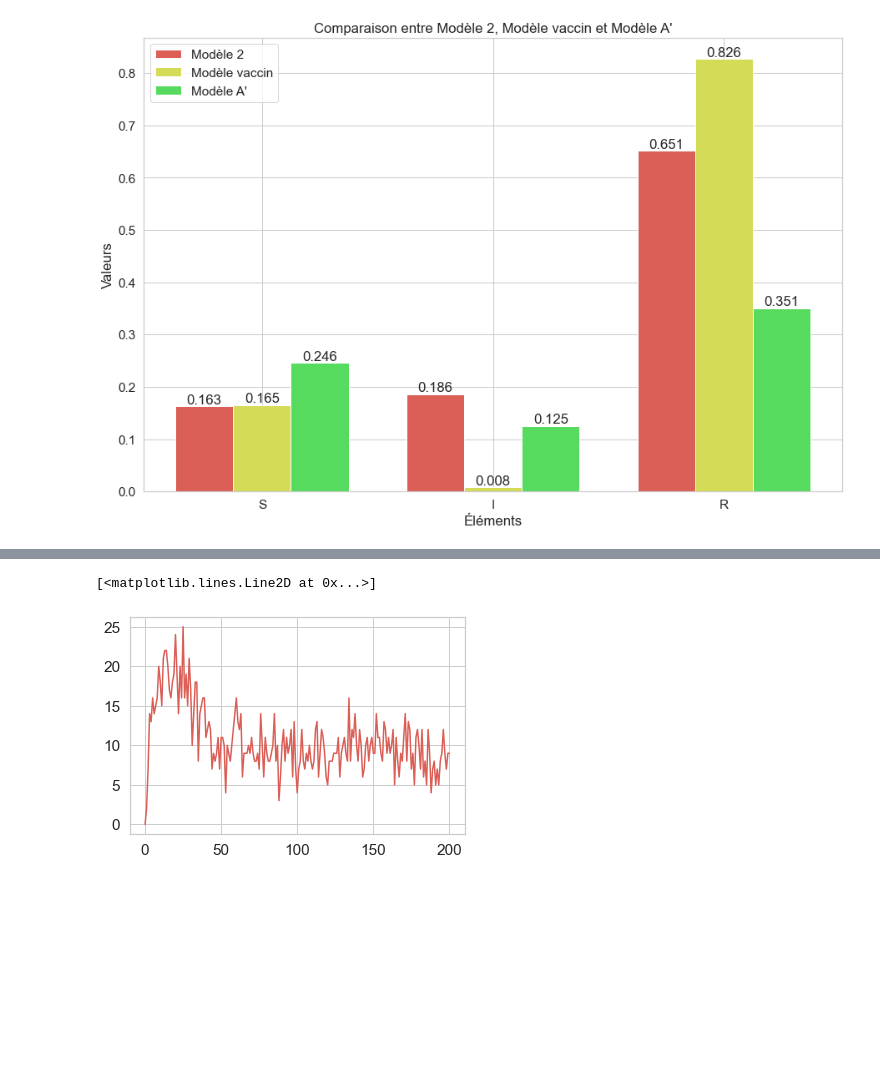
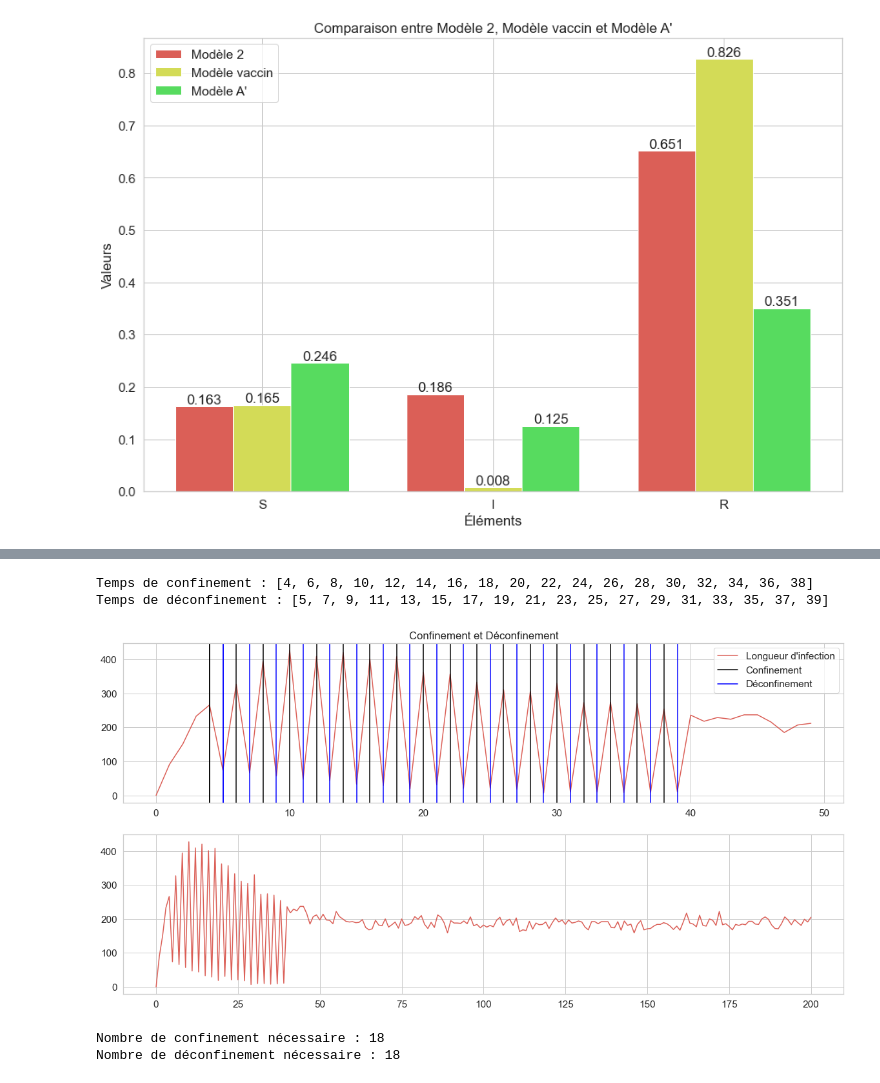
Before and after one commit to Meriadoc-gitgit/Markov-SIR, a Jupyter notebook: project.ipynb, the cells around one changed output, grey strips where cells are left out. Cells and saved outputs as stored; diff of their text form; code cells hidden in the pictures; blank space fills up the shorter version.

```diff
--- a/project.ipynb
+++ b/project.ipynb
@@ -128,6 +131,8 @@ def generate_markov_sequence(T, pi_0, A):
     pi_0 : état pi_0 de début
     A : matrice de transition
   """
+  if not is_stochastic(A) :
+    return "A is not stochastic"
   current_state = np.random.choice([0, 1, 2], p=pi_0)
   sequence = []   # États par lesquels un individu durant T jours
 
@@ -1390,5 +1405,45 @@ while i<T :
-# %%
-plt.plot(length)
-# %% [output]
-[<matplotlib.lines.Line2D at 0x...>]
-[figure, removed]
+# %%
+# Marquez les temps de confinement et de déconfinement
+confinement = []
+deconfinement = []
+
+# Marquer les temps t de confinement et de déconfinement
+for i in range(1, len(ok)) :
+  if ok[i-1]=="M2" and ok[i]=="C" :
+    confinement.append(i)
+  elif ok[i-1]=="C" and ok[i]=="M2" :
+    deconfinement.append(i)
+# %%
+# Représentation graphique
+plt.figure(figsize=(20, 10))
+ax1 = plt.subplot(211)
+ax1.set_title("Confinement et Déconfinement")
+ax1.plot(infected_length[:50], label="Longueur d'infection")
+
+for c in range(len(confinement)) :
+  if c==0 :
+    ax1.axvline(x=confinement[c], color='black', label="Confinement")
+  ax1.axvline(x=confinement[c], color='black')
+for d in range(len(confinement)) :
+  if d==0 :
+    ax1.axvline(x=deconfinement[d], color='blue', label="Déconfinement")
+  ax1.axvline(x=deconfinement[d], color='blue')
+ax1.legend()
+
+ax2 = plt.subplot(212)
+ax2.plot(infected_length, label="Longueur d'infection")
+
+# Les temps de confinement et déconfinement
+print("Temps de confinement :", confinement)
+print("Temps de déconfinement :", deconfinement)
+# %% [output]
+Temps de confinement : [4, 6, 8, 10, 12, 14, 16, 18, 20, 22, 24, 26, 28, 30, 32, 34, 36, 38]
+Temps de déconfinement : [5, 7, 9, 11, 13, 15, 17, 19, 21, 23, 25, 27, 29, 31, 33, 35, 37, 39]
+[figure, added]
+# %%
+# Signes de confinement et déconfinement
+print("Nombre de confinement nécessaire :", len(confinement))
+print("Nombre de déconfinement nécessaire :", len(deconfinement))
+# %% [output]
+Nombre de confinement nécessaire : 18
+Nombre de déconfinement nécessaire : 18
```
Also changed, not shown: parts of 8 cells of this notebook.
